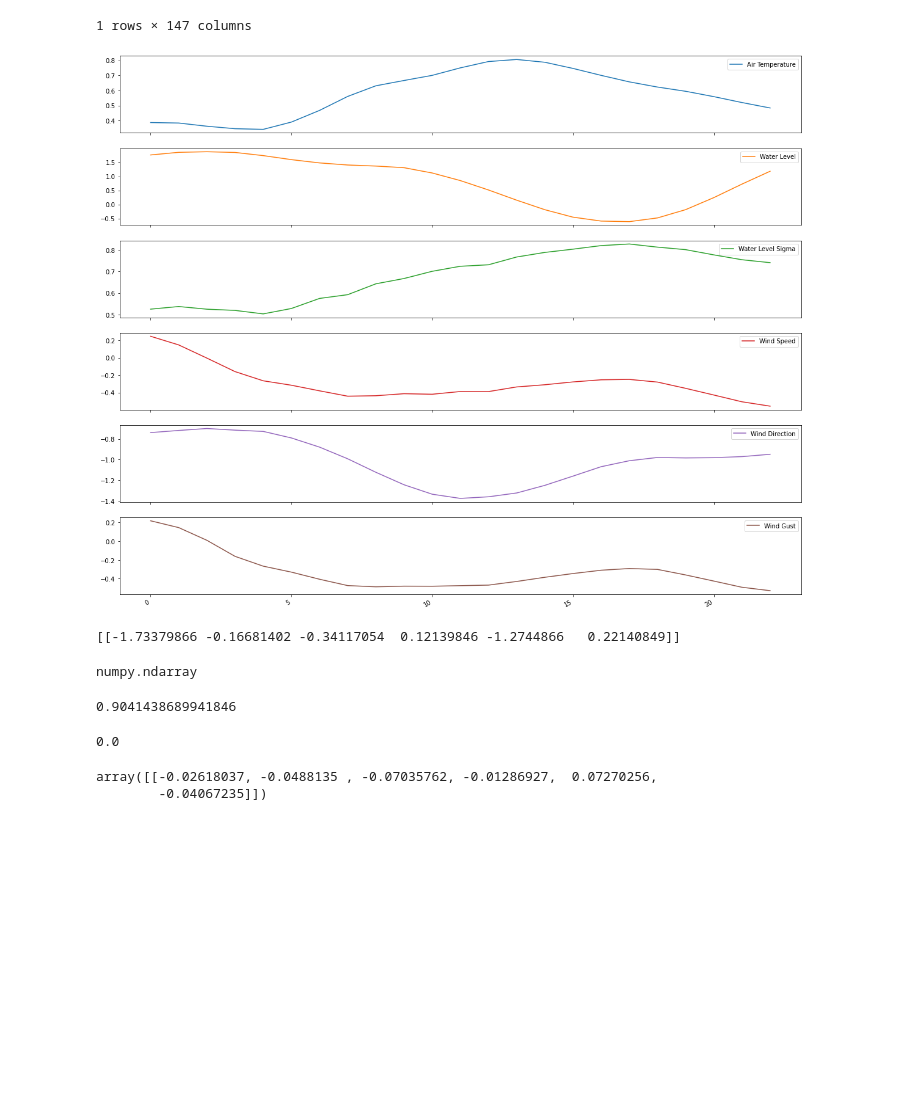
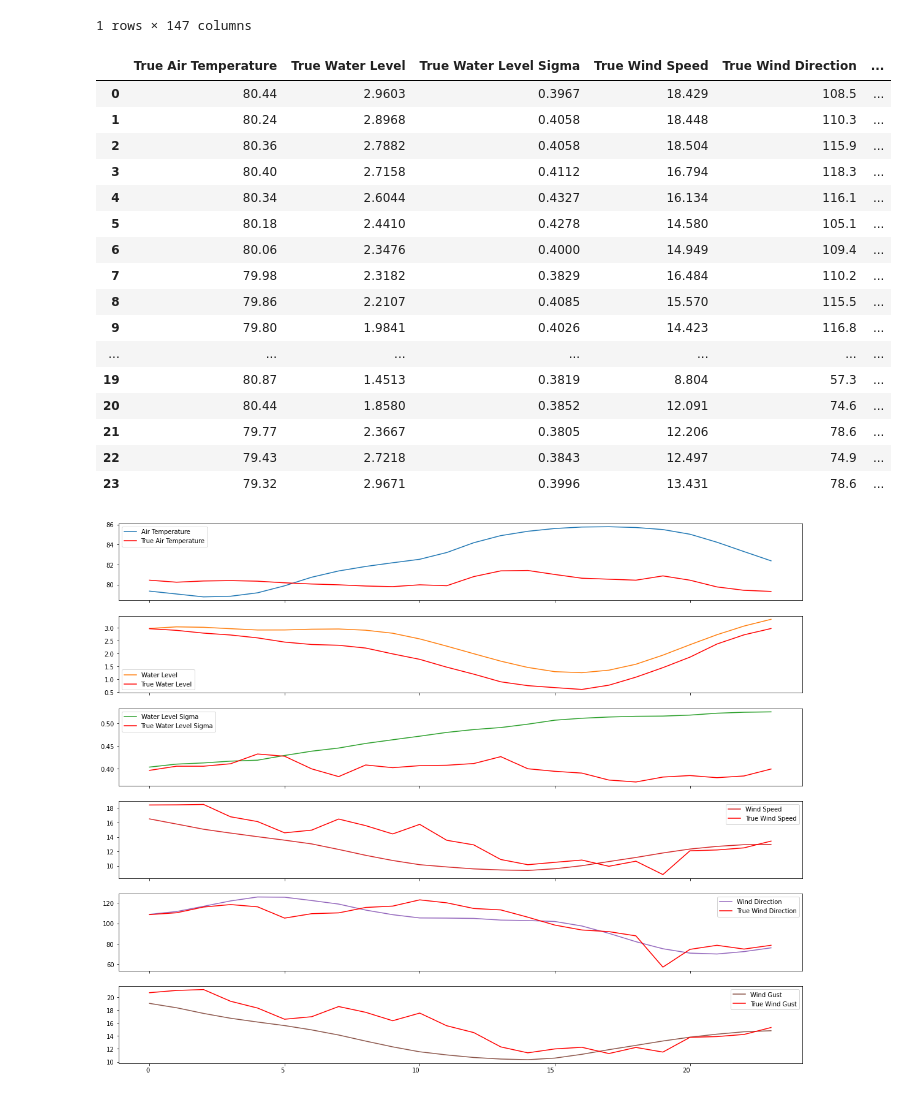
Before and after one commit to Data-Analytics-2020/Tide-Prediction, a Jupyter notebook: ARIMA+SVR.ipynb, the cells around one changed output. Saved outputs shown, nothing was run; the diff lists cells and outputs as text; code cells hidden in the pictures; blank space fills up the shorter version.

Commit message:
Done more metrics

```diff
--- a/ARIMA+SVR.ipynb
+++ b/ARIMA+SVR.ipynb
@@ -282,49 +282,48 @@ def next_pred(data, pred):
 # %%
 #next 24 hours by 23 hour all predicted data
 df = pd.DataFrame()
 pred_df = pd.DataFrame()
-last_sample = X_test[7034]
-for i in range(1,24):
+last_sample = X_test[7010]
+for i in range(0,24):
     last_sample = last_sample.reshape(last_sample.shape[0],-1).T
     prediction = model1.predict(last_sample)
     last_sample = last_sample.flatten()
     last_sample = next_pred(last_sample,prediction)
     last_sample[:6]= prediction
     df2 = pd.DataFrame(last_sample).T
     df = df.append(df2, ignore_index=True)
     df3 = pd.DataFrame(prediction)
     pred_df = pred_df.append(df3, ignore_index=True)
 
 pred_df.columns = dfcol
 pred_df.reset_index()
+pred_df = sc_y.inverse_transform(pred_df)
+pred_df = pd.DataFrame(pred_df)
+pred_df.columns = dfcol
 axes = pred_df[dfcol].plot(figsize=(20, 18), subplots=True)
+plot_df = pd.DataFrame(Y_test[7010:7034])
+plot_df = sc_y.inverse_transform(plot_df)
+plot_df = pd.DataFrame(plot_df)
+dfcol2 = ['True ' + s for s in dfcol]
+plot_df.columns = dfcol2
+plot_df[dfcol2].plot(figsize=(30, 28), subplots=True, ax = axes, color='red')
+plot_df
 # %% [output]
+|  | True Air Temperature | True Water Level | True Water Level Sigma | True Wind Speed | True Wind Direction | ... |
+| 0 | 80.44 | 2.9603 | 0.3967 | 18.429 | 108.5 | ... |
+| 1 | 80.24 | 2.8968 | 0.4058 | 18.448 | 110.3 | ... |
+| 2 | 80.36 | 2.7882 | 0.4058 | 18.504 | 115.9 | ... |
+| 3 | 80.40 | 2.7158 | 0.4112 | 16.794 | 118.3 | ... |
+| 4 | 80.34 | 2.6044 | 0.4327 | 16.134 | 116.1 | ... |
+| 5 | 80.18 | 2.4410 | 0.4278 | 14.580 | 105.1 | ... |
+| 6 | 80.06 | 2.3476 | 0.4000 | 14.949 | 109.4 | ... |
+| 7 | 79.98 | 2.3182 | 0.3829 | 16.484 | 110.2 | ... |
+| 8 | 79.86 | 2.2107 | 0.4085 | 15.570 | 115.5 | ... |
+| 9 | 79.80 | 1.9841 | 0.4026 | 14.423 | 116.8 | ... |
+| ... | ... | ... | ... | ... | ... | ... |
+| 19 | 80.87 | 1.4513 | 0.3819 | 8.804 | 57.3 | ... |
+| 20 | 80.44 | 1.8580 | 0.3852 | 12.091 | 74.6 | ... |
+| 21 | 79.77 | 2.3667 | 0.3805 | 12.206 | 78.6 | ... |
+| 22 | 79.43 | 2.7218 | 0.3843 | 12.497 | 74.9 | ... |
+| 23 | 79.32 | 2.9671 | 0.3996 | 13.431 | 78.6 | ... |
-[figure, old version]
+[figure, new version]
-# %%
-New_X = sc_X.fit_transform(X_test[])
-for i in range(1,12):
-    new_prediction = model1.predict(New_X)
-
-
-y_new_test = Y_test[0].reshape(-1,1).T
-print(y_new_test)
-type(New_X)
-# %% [output]
-[[-1.73379866 -0.16681402 -0.34117054  0.12139846 -1.2744866   0.22140849]]
-numpy.ndarray
-# %%
-mse = mean_squared_error(y_new_test, new_prediction)
-rmse = np.sqrt(mse)
-rmse
-# %% [output]
-0.9041438689941846
-# %%
-from sklearn.metrics import r2_score
-r2_score(y_new_test, new_prediction)
-# %% [output]
-0.0
-# %%
-new_prediction
-# %% [output]
-array([[-0.02618037, -0.0488135 , -0.07035762, -0.01286927,  0.07270256,
-        -0.04067235]])
```
Also changed, not shown: parts of 2 cells of this notebook.
